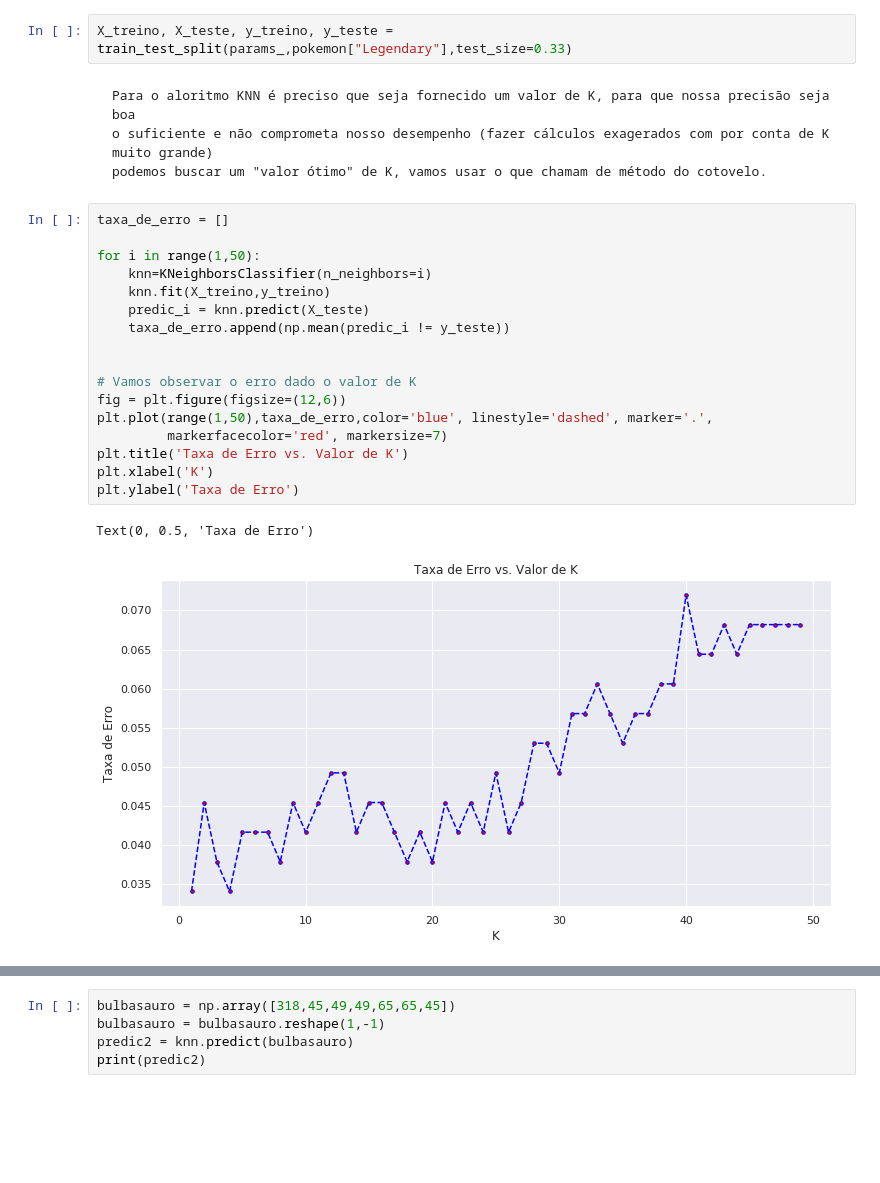
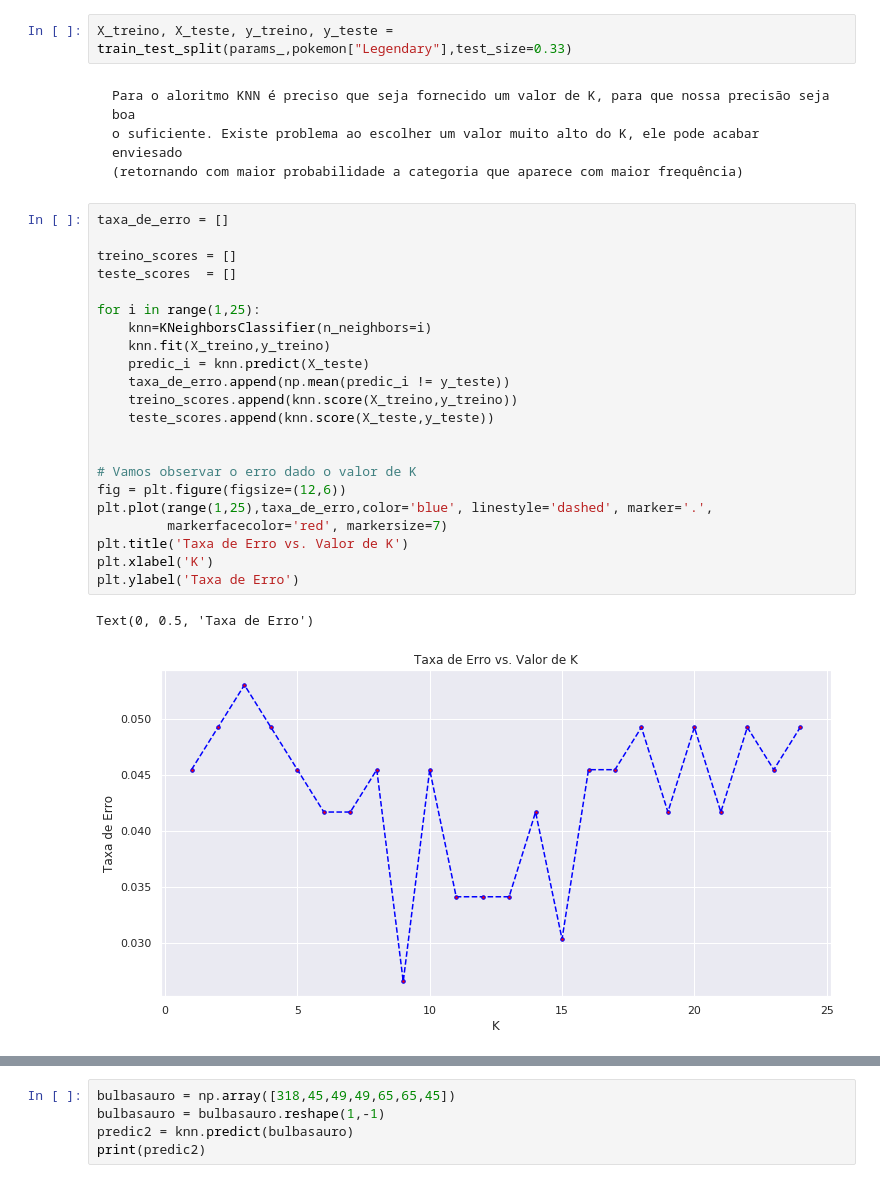
Before and after one commit to iam-not-zack/my-1st-ML-projects, a Jupyter notebook: Pokémons Lendários usando KNN/Pokémon - .ipynb, the cells around one changed output, grey strips where cells are left out. Drawn from its saved outputs; the diff is of its cells as text; blank space fills up the shorter version.

```diff
--- a/Pokémons Lendários usando KNN/Pokémon - .ipynb
+++ b/Pokémons Lendários usando KNN/Pokémon - .ipynb
@@ -181,25 +173,30 @@ params_.head(6)
 X_treino, X_teste, y_treino, y_teste = train_test_split(params_,pokemon["Legendary"],test_size=0.33)
 # %% [markdown]
     Para o aloritmo KNN é preciso que seja fornecido um valor de K, para que nossa precisão seja boa
-    o suficiente e não comprometa nosso desempenho (fazer cálculos exagerados com por conta de K muito grande)
-    podemos buscar um "valor ótimo" de K, vamos usar o que chamam de método do cotovelo.
+    o suficiente. Existe problema ao escolher um valor muito alto do K, ele pode acabar enviesado
+    (retornando com maior probabilidade a categoria que aparece com maior frequência)
 # %%
 taxa_de_erro = []
 
-for i in range(1,50):
+treino_scores = []
+teste_scores  = []
+
+for i in range(1,25):
     knn=KNeighborsClassifier(n_neighbors=i)
     knn.fit(X_treino,y_treino)
     predic_i = knn.predict(X_teste)
     taxa_de_erro.append(np.mean(predic_i != y_teste))
+    treino_scores.append(knn.score(X_treino,y_treino))
+    teste_scores.append(knn.score(X_teste,y_teste))
 
 
 # Vamos observar o erro dado o valor de K
 fig = plt.figure(figsize=(12,6))
-plt.plot(range(1,50),taxa_de_erro,color='blue', linestyle='dashed', marker='.',
+plt.plot(range(1,25),taxa_de_erro,color='blue', linestyle='dashed', marker='.',
          markerfacecolor='red', markersize=7)
 plt.title('Taxa de Erro vs. Valor de K')
 plt.xlabel('K')
 plt.ylabel('Taxa de Erro')
 # %% [output]
 Text(0, 0.5, 'Taxa de Erro')
-[figure, old version]
+[figure, new version]
```
Also changed, not shown: parts of 7 cells of this notebook.
